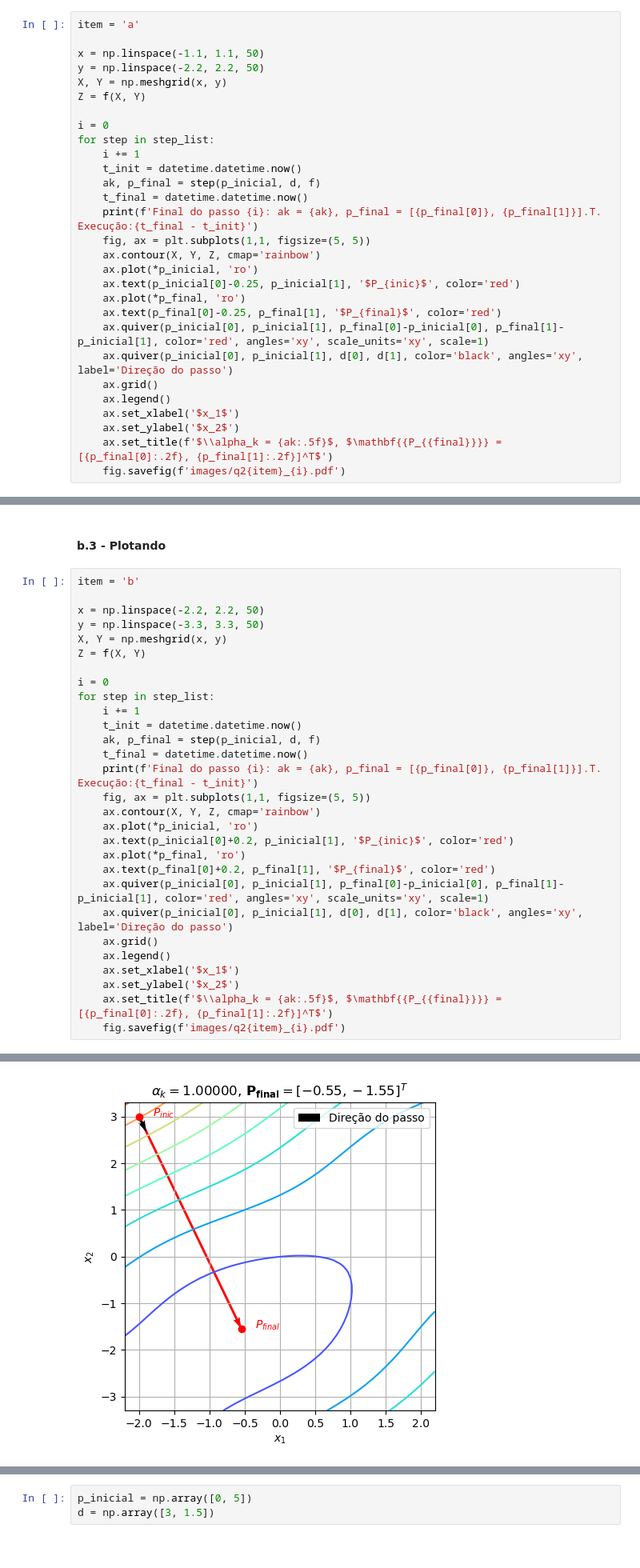
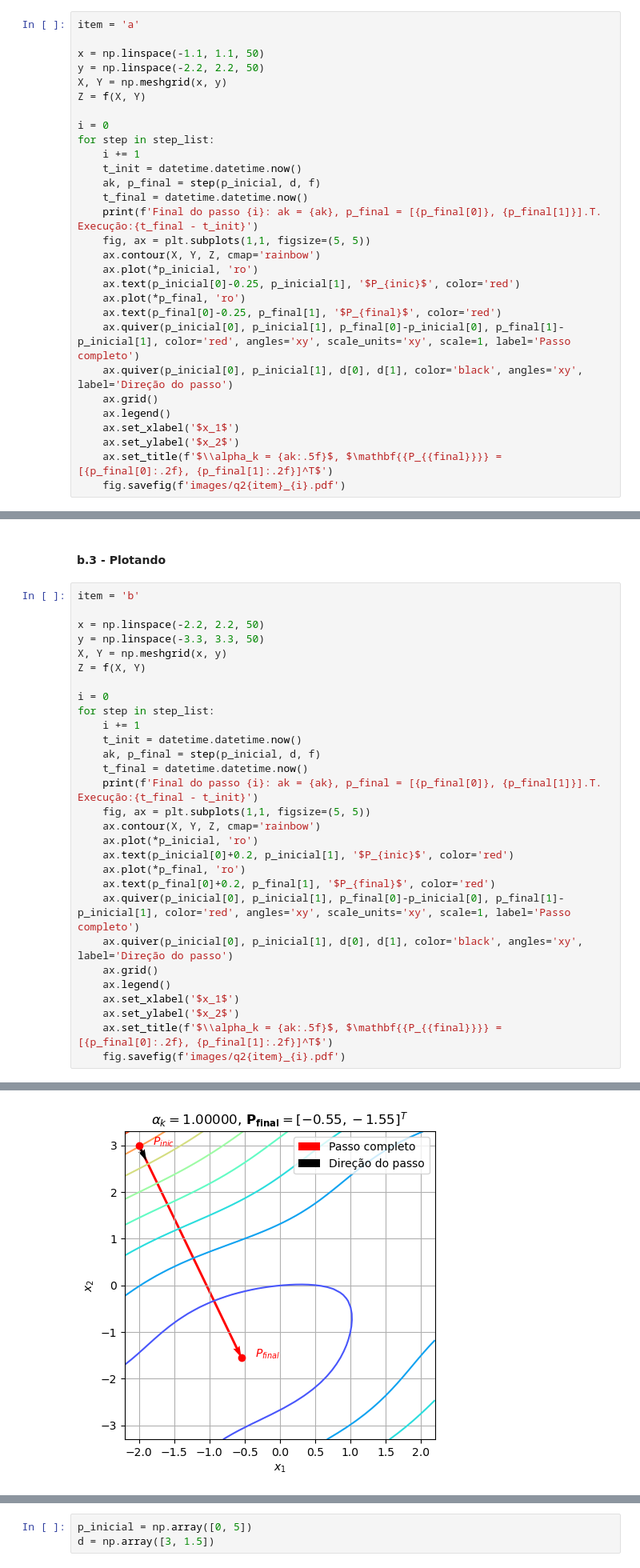
Before and after one commit to prj-phcp/MEC2403_Activities, a Jupyter notebook: Lista1/Lista1.ipynb, the cells around one changed output, grey strips where cells are left out. Shown at 80% size. Saved outputs shown, nothing was run; the diff lists cells and outputs as text.

```diff
--- a/Lista1/Lista1.ipynb
+++ b/Lista1/Lista1.ipynb
@@ -91,7 +91,7 @@ for step in step_list:
     ax.text(p_inicial[0]-0.25, p_inicial[1], '$P_{inic}$', color='red')
     ax.plot(*p_final, 'ro')
     ax.text(p_final[0]-0.25, p_final[1], '$P_{final}$', color='red')
-    ax.quiver(p_inicial[0], p_inicial[1], p_final[0]-p_inicial[0], p_final[1]-p_inicial[1], color='red', angles='xy', scale_units='xy', scale=1)
+    ax.quiver(p_inicial[0], p_inicial[1], p_final[0]-p_inicial[0], p_final[1]-p_inicial[1], color='red', angles='xy', scale_units='xy', scale=1, label='Passo completo')
     ax.quiver(p_inicial[0], p_inicial[1], d[0], d[1], color='black', angles='xy', label='Direção do passo')
     ax.grid()
     ax.legend()
@@ -140,7 +140,7 @@ for step in step_list:
     ax.text(p_inicial[0]+0.2, p_inicial[1], '$P_{inic}$', color='red')
     ax.plot(*p_final, 'ro')
     ax.text(p_final[0]+0.2, p_final[1], '$P_{final}$', color='red')
-    ax.quiver(p_inicial[0], p_inicial[1], p_final[0]-p_inicial[0], p_final[1]-p_inicial[1], color='red', angles='xy', scale_units='xy', scale=1)
+    ax.quiver(p_inicial[0], p_inicial[1], p_final[0]-p_inicial[0], p_final[1]-p_inicial[1], color='red', angles='xy', scale_units='xy', scale=1, label='Passo completo')
     ax.quiver(p_inicial[0], p_inicial[1], d[0], d[1], color='black', angles='xy', label='Direção do passo')
     ax.grid()
     ax.legend()
@@ -155 +155 @@ Final do passo 3: ak = 1.0000109970615383, p_final = [-0.5469840212695849, -1.54
-[figure, old version]
+[figure, new version]
```
Also changed, not shown: parts of 4 cells of this notebook, 14 other files.
